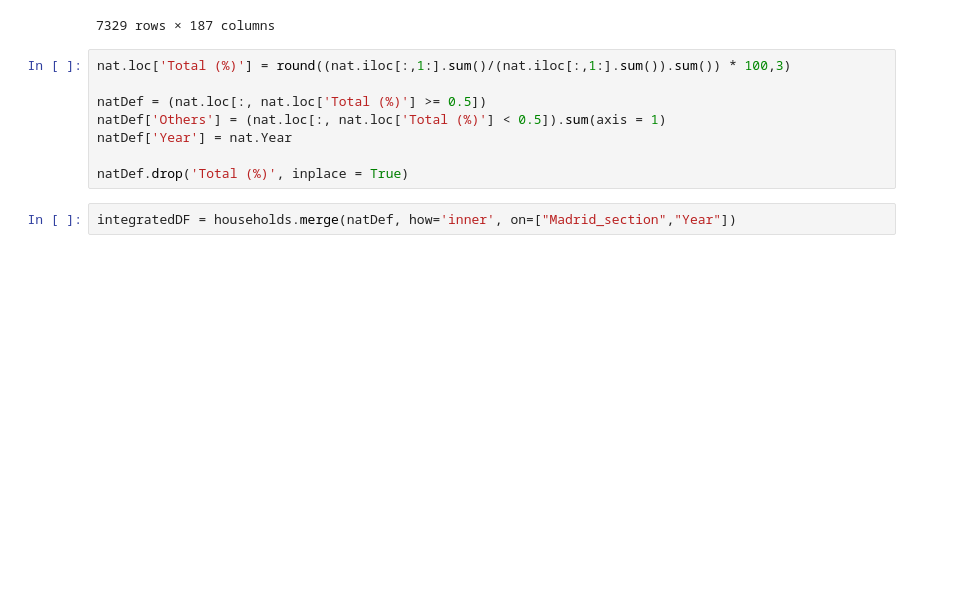
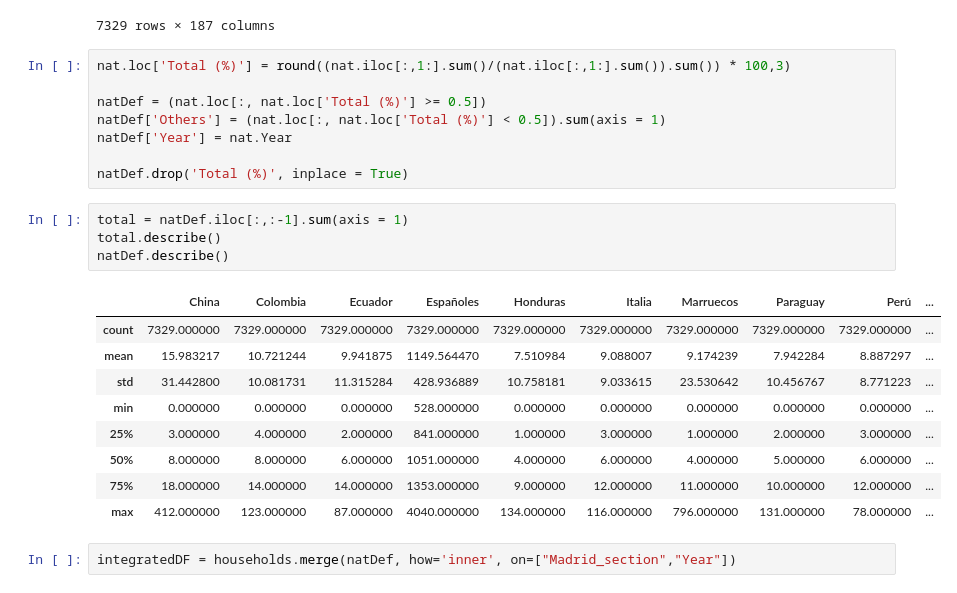
Before and after one commit to mionaD-upc/mimi-adsdb, a Jupyter notebook: Notebooks/1.Data Mangment Backbone/4.Exploitation zone/exploitation_zone.ipynb, the cells around one changed output. Saved outputs shown, nothing was run; the diff lists cells and outputs as text; blank space fills up the shorter version.

```diff
--- a/Notebooks/1.Data Mangment Backbone/4.Exploitation zone/exploitation_zone.ipynb
+++ b/Notebooks/1.Data Mangment Backbone/4.Exploitation zone/exploitation_zone.ipynb
@@ -102,6 +102,20 @@ natDef['Others'] = (nat.loc[:, nat.loc['Total (%)'] < 0.5]).sum(axis = 1)
 natDef['Year'] = nat.Year
 
 natDef.drop('Total (%)', inplace = True)
+# %%
+total = natDef.iloc[:,:-1].sum(axis = 1)
+total.describe()
+natDef.describe()
+# %% [output]
+|  | China | Colombia | Ecuador | Españoles | Honduras | Italia | Marruecos | Paraguay | Perú | ... |
+| count | 7329.000000 | 7329.000000 | 7329.000000 | 7329.000000 | 7329.000000 | 7329.000000 | 7329.000000 | 7329.000000 | 7329.000000 | ... |
+| mean | 15.983217 | 10.721244 | 9.941875 | 1149.564470 | 7.510984 | 9.088007 | 9.174239 | 7.942284 | 8.887297 | ... |
+| std | 31.442800 | 10.081731 | 11.315284 | 428.936889 | 10.758181 | 9.033615 | 23.530642 | 10.456767 | 8.771223 | ... |
+| min | 0.000000 | 0.000000 | 0.000000 | 528.000000 | 0.000000 | 0.000000 | 0.000000 | 0.000000 | 0.000000 | ... |
+| 25% | 3.000000 | 4.000000 | 2.000000 | 841.000000 | 1.000000 | 3.000000 | 1.000000 | 2.000000 | 3.000000 | ... |
+| 50% | 8.000000 | 8.000000 | 6.000000 | 1051.000000 | 4.000000 | 6.000000 | 4.000000 | 5.000000 | 6.000000 | ... |
+| 75% | 18.000000 | 14.000000 | 14.000000 | 1353.000000 | 9.000000 | 12.000000 | 11.000000 | 10.000000 | 12.000000 | ... |
+| max | 412.000000 | 123.000000 | 87.000000 | 4040.000000 | 134.000000 | 116.000000 | 796.000000 | 131.000000 | 78.000000 | ... |
 # %%
 integratedDF = households.merge(natDef, how='inner', on=["Madrid_section","Year"])
 # %% [markdown]
```
Also changed, not shown: 13 other files.
